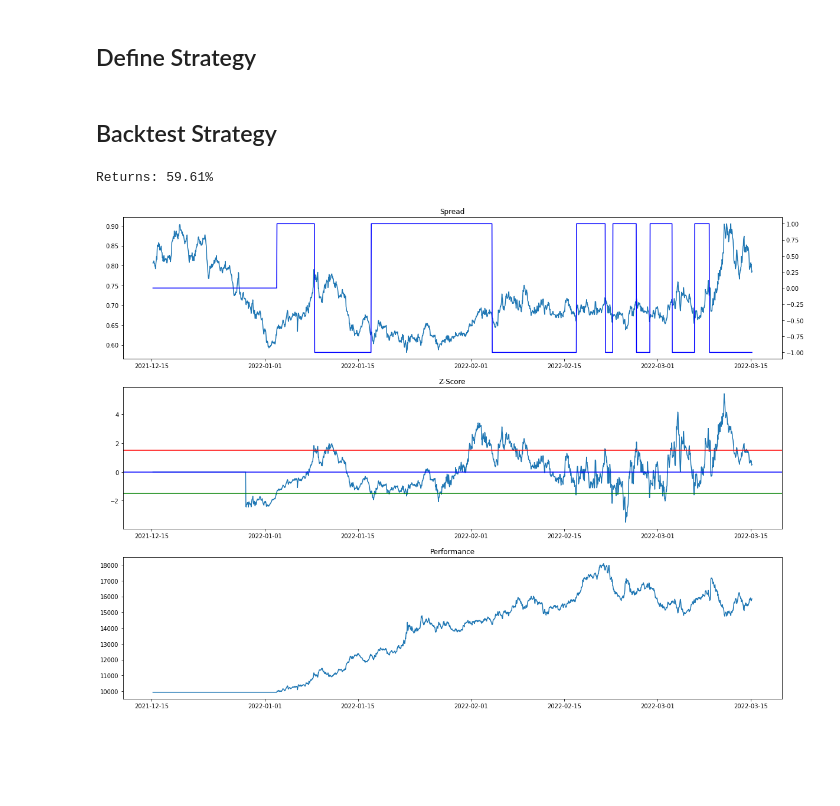
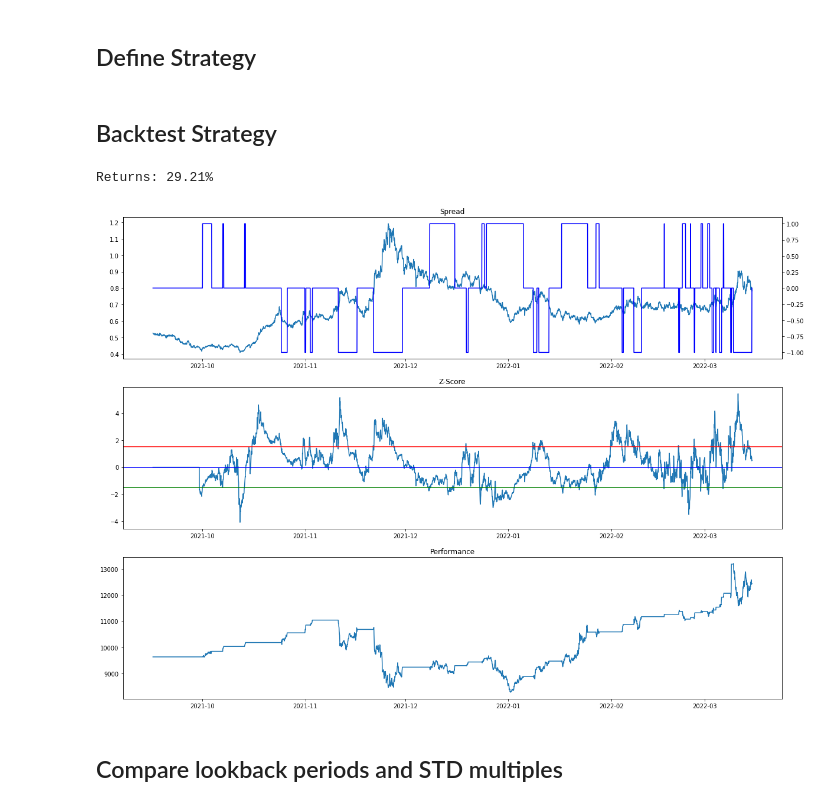
Before and after one commit to walidarbtg/cointegration, a Jupyter notebook: Backtesting Pairs Trading.ipynb, the cells around one changed output. Saved outputs shown, nothing was run; the diff lists cells and outputs as text; code cells hidden in the pictures; blank space fills up the shorter version.

```diff
--- a/Backtesting Pairs Trading.ipynb
+++ b/Backtesting Pairs Trading.ipynb
@@ -131,35 +194,37 @@ def zscore_mean_reversion_strategy(price_a, price_b, window, std_multiple, tradi
-# %% [markdown]
-## Backtest Strategy
+# %% [markdown]
+## Backtest Strategy
 # %%
-start_date = len(prices[assets[0]]) - 24 * 90
+start_date = len(prices[assets[0]]) - 24 * 30 * 6
 end_date = len(prices[assets[0]]) - 24 * 0
 price1 = prices[assets[0]]['price'].reset_index()['price'][start_date:end_date]
 price2 = prices[assets[1]]['price'].reset_index()['price'][start_date:end_date]
 dates = prices[assets[0]]['date'][start_date:end_date]
 fees = 0.0006
 rolling_window = 24*14
 std_multiple = 1.5
 start_capital = 10000.0
 order_size_pct = 1
 beta = 1
 positions, capital, zscore = zscore_mean_reversion_strategy(price1, price2, rolling_window, std_multiple, fees, start_capital, order_size_pct, beta)
 
 # Visualization
 fig, axs = plt.subplots(3, figsize=(20,15))
 fig.figsize=(20,15)
 axs[0].plot(dates, price1/price2)
 axs[0].title.set_text('Spread')
 axs0_2 = axs[0].twinx()
 axs0_2.plot(dates, positions, color='b')
 axs[1].plot(dates, zscore)
 axs[1].title.set_text('Z-Score')
 axs[1].axhline(std_multiple, color='r')
 axs[1].axhline(-std_multiple, color='g')
 axs[1].axhline(0, color='b')
 axs[2].plot(dates, capital)
 axs[2].title.set_text('Performance')
 
 print('Returns: {:.2f}%'.format((list(capital)[-1]/list(capital)[0]-1)*100))
 # %% [output]
-Returns: 59.61%
+Returns: 29.21%
-[figure, old version]
+[figure, new version]
+# %% [markdown]
+## Compare lookback periods and STD multiples
```
Also changed, not shown: parts of 2 cells of this notebook.
